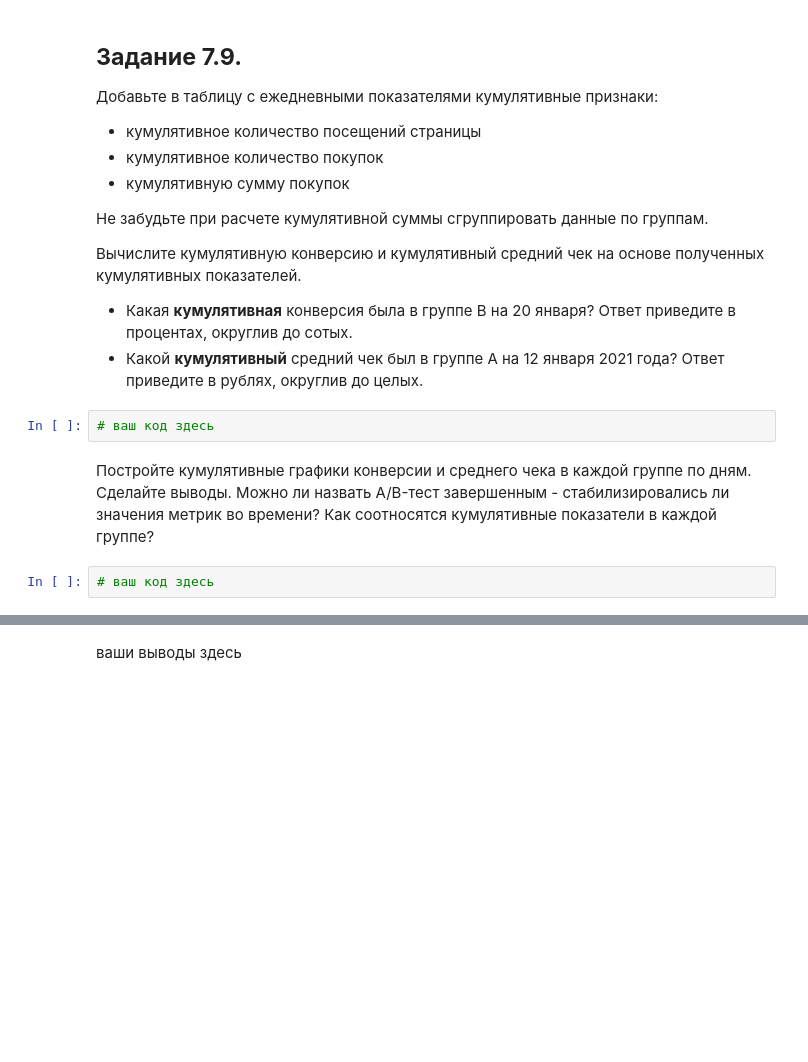
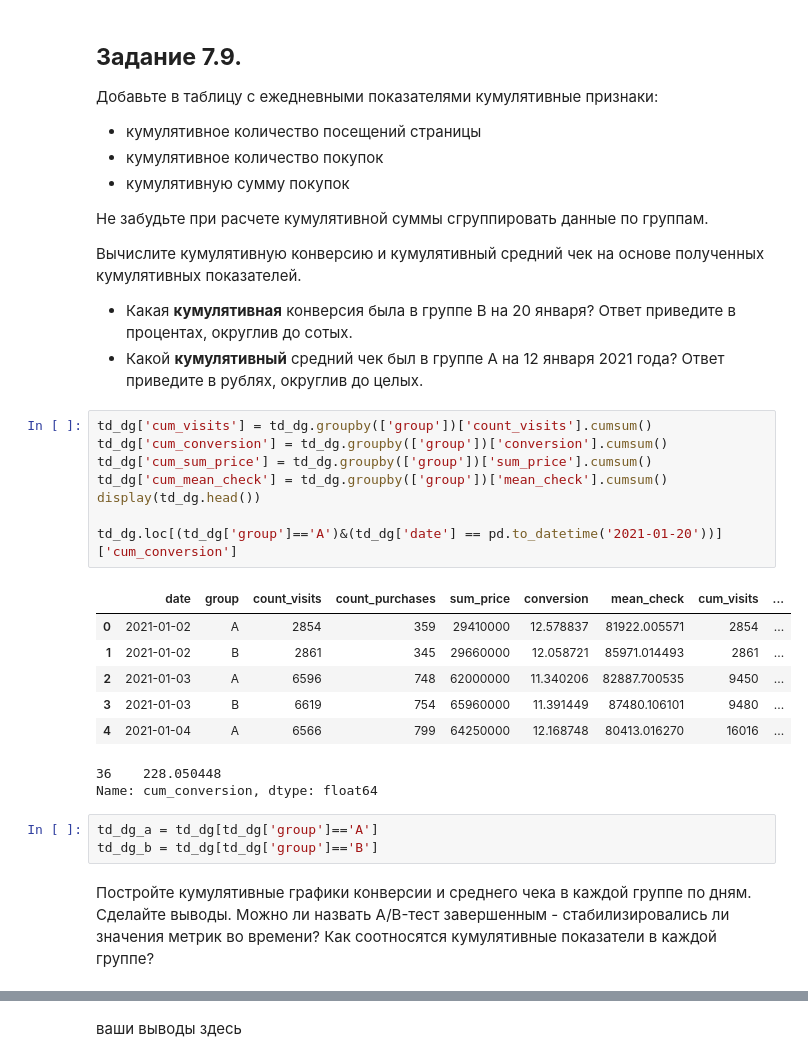
Before and after one commit to madskillskill/sf_data_science, a Jupyter notebook: EDA-5/EDA_5_report.ipynb, the cells around one changed output, grey strips where cells are left out. Saved outputs shown, nothing was run; the diff lists cells and outputs as text; blank space fills up the shorter version.

```diff
--- a/EDA-5/EDA_5_report.ipynb
+++ b/EDA-5/EDA_5_report.ipynb
@@ -233,9 +363,25 @@ None
 
 * Какая **кумулятивная** конверсия была в группе B на 20 января? Ответ приведите в процентах, округлив до сотых.
 * Какой **кумулятивный** средний чек был в группе А на 12 января 2021 года? Ответ приведите в рублях, округлив до целых.
-# %%
-# ваш код здесь
+# %%
+td_dg['cum_visits'] = td_dg.groupby(['group'])['count_visits'].cumsum()
+td_dg['cum_conversion'] = td_dg.groupby(['group'])['conversion'].cumsum()
+td_dg['cum_sum_price'] = td_dg.groupby(['group'])['sum_price'].cumsum()
+td_dg['cum_mean_check'] = td_dg.groupby(['group'])['mean_check'].cumsum()
+display(td_dg.head())
+
+td_dg.loc[(td_dg['group']=='A')&(td_dg['date'] == pd.to_datetime('2021-01-20'))]['cum_conversion']
+# %% [output]
+|  | date | group | count_visits | count_purchases | sum_price | conversion | mean_check | cum_visits | ... |
+| 0 | 2021-01-02 | A | 2854 | 359 | 29410000 | 12.578837 | 81922.005571 | 2854 | ... |
+| 1 | 2021-01-02 | B | 2861 | 345 | 29660000 | 12.058721 | 85971.014493 | 2861 | ... |
+| 2 | 2021-01-03 | A | 6596 | 748 | 62000000 | 11.340206 | 82887.700535 | 9450 | ... |
+| 3 | 2021-01-03 | B | 6619 | 754 | 65960000 | 11.391449 | 87480.106101 | 9480 | ... |
+| 4 | 2021-01-04 | A | 6566 | 799 | 64250000 | 12.168748 | 80413.016270 | 16016 | ... |
+36    228.050448
+Name: cum_conversion, dtype: float64
+# %%
+td_dg_a = td_dg[td_dg['group']=='A']
+td_dg_b = td_dg[td_dg['group']=='B']
 # %% [markdown]
 Постройте кумулятивные графики конверсии и среднего чека в каждой группе по дням. Сделайте выводы. Можно ли назвать A/B-тест завершенным - стабилизировались ли значения метрик во времени? Как соотносятся кумулятивные показатели в каждой группе?
-# %%
-# ваш код здесь
```
Also changed, not shown: parts of 29 cells of this notebook, 2 other files.
